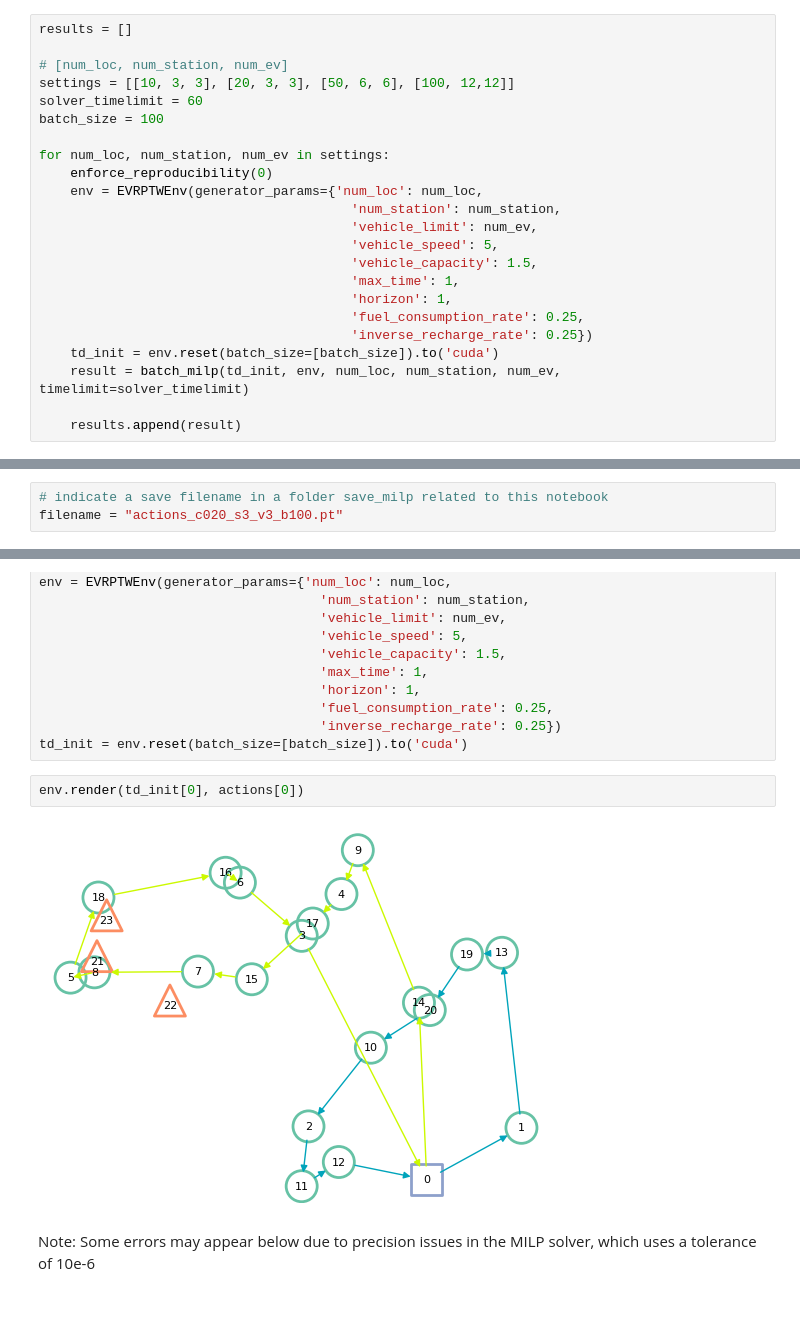
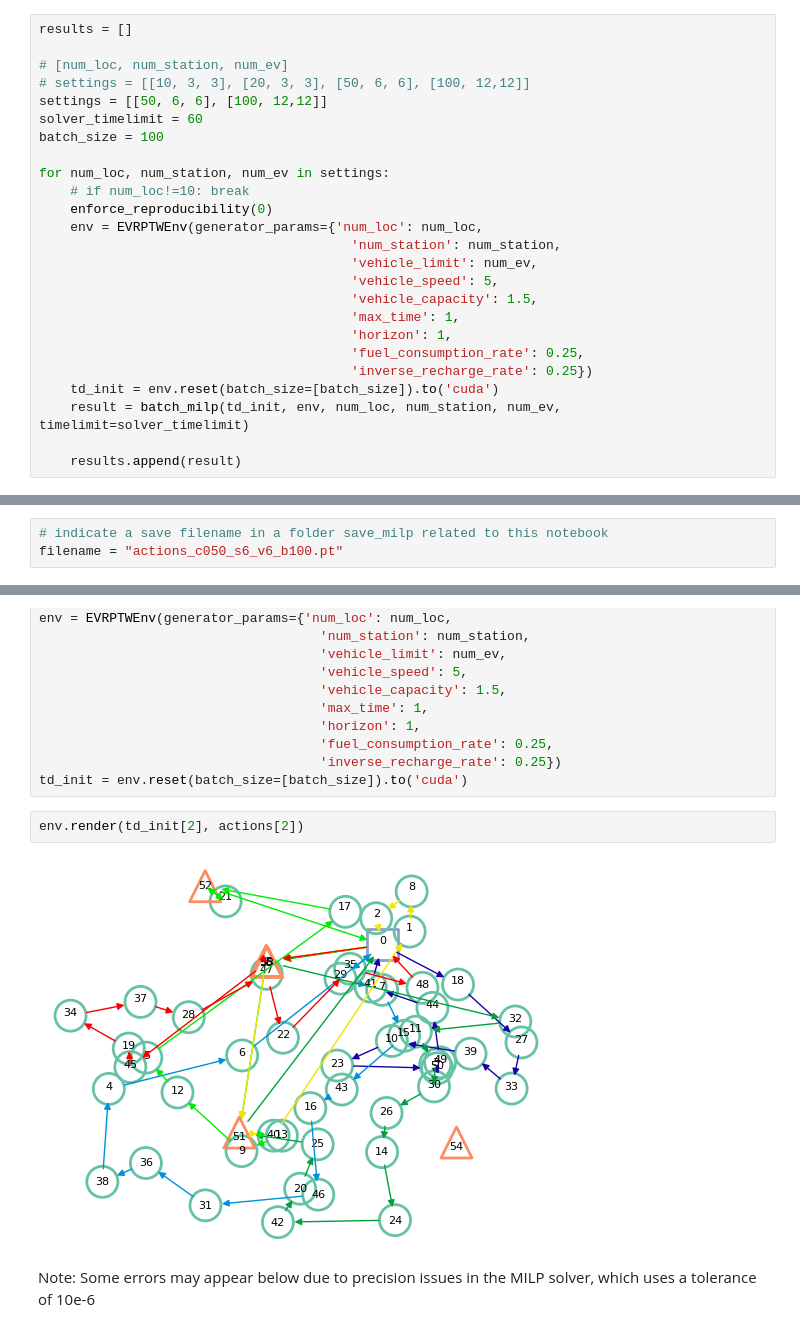
Before and after one commit to s33zhong/RL4EVRPTW, a Jupyter notebook: examples/EVRPTW-MILP.ipynb, the cells around one changed output, grey strips where cells are left out. Cells and saved outputs as stored; diff of their text form.

```diff
--- a/examples/EVRPTW-MILP.ipynb
+++ b/examples/EVRPTW-MILP.ipynb
@@ -22,11 +22,13 @@ def enforce_reproducibility(seed):
 results = []
 
 # [num_loc, num_station, num_ev]
-settings = [[10, 3, 3], [20, 3, 3], [50, 6, 6], [100, 12,12]]
+# settings = [[10, 3, 3], [20, 3, 3], [50, 6, 6], [100, 12,12]]
+settings = [[50, 6, 6], [100, 12,12]]
 solver_timelimit = 60
 batch_size = 100
 
 for num_loc, num_station, num_ev in settings:
+    # if num_loc!=10: break
     enforce_reproducibility(0)
     env = EVRPTWEnv(generator_params={'num_loc': num_loc,
                                         'num_station': num_station,
@@ -53,7 +55,7 @@ C100-S12-EV12 FeasibleCounts: 79 AvgCost: 21.267 AvgTime: 60.138
 # For Action Testing
 # %%
 # indicate a save filename in a folder save_milp related to this notebook
-filename = "actions_c020_s3_v3_b100.pt"
+filename = "actions_c050_s6_v6_b100.pt"
 # %%
 num_loc, num_station, num_ev, batch_size  = [int(num) for num in re.findall(r'\d+', filename)]
 actions = torch.load(os.path.join("save_milp", filename))
@@ -69,9 +71,9 @@ env = EVRPTWEnv(generator_params={'num_loc': num_loc,
                                     'inverse_recharge_rate': 0.25})
 td_init = env.reset(batch_size=[batch_size]).to('cuda')
 # %%
-env.render(td_init[0], actions[0])
+env.render(td_init[2], actions[2])
 # %% [output]
-[figure, old version]
+[figure, new version]
 # %% [markdown]
 Note: Some errors may appear below due to precision issues in the MILP solver, which uses a tolerance of 10e-6
 # %%
```
Also changed, not shown: parts of 2 cells of this notebook, 1 other file.
